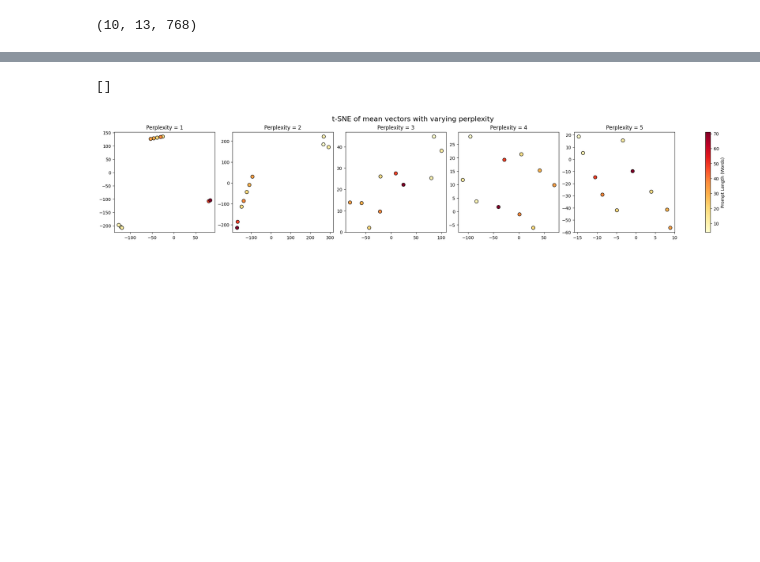
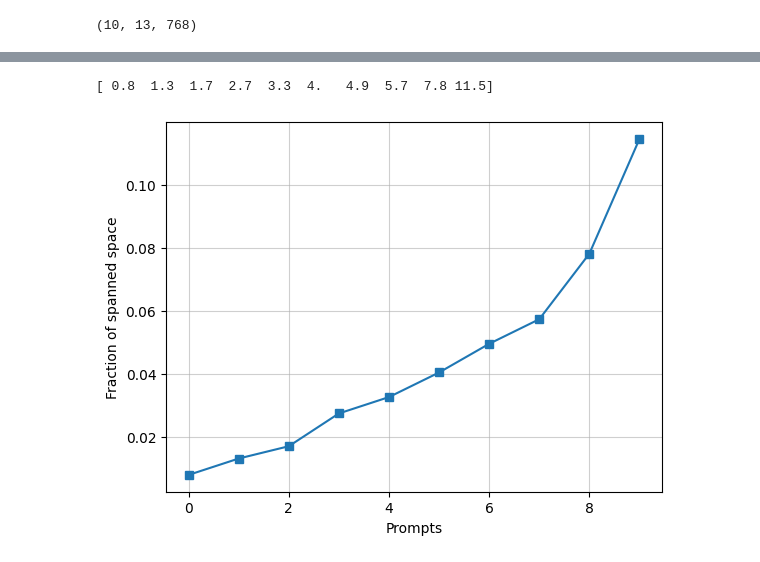
Before and after one commit to filippobezzi/transformer_geometrical_analysis, a Jupyter notebook: buffer_analysis.ipynb, the cells around one changed output, grey strips where cells are left out. Saved outputs shown, nothing was run; the diff lists cells and outputs as text; code cells hidden in the pictures; blank space fills up the shorter version.

```diff
--- a/buffer_analysis.ipynb
+++ b/buffer_analysis.ipynb
@@ -241,27 +267,19 @@ plt.show()
-# %%
-step = -1
-mean_vecs_step = mean_vector[:, step, :]
-
-# Word counts for color
-word_counts = [len(p.split()) for p in prompts]
-
-# Perplexity values to try
-perplexities = [1, 2, 3, 4, 5]
-
-# Create subplots
-fig, axs = plt.subplots(1, len(perplexities), figsize=(20, 4), constrained_layout=True)
-
-for ax, perplexity in zip(axs, perplexities):
-    tsne = TSNE(n_components=2, perplexity=perplexity, learning_rate='auto', init='random', random_state=42)
-    proj = tsne.fit_transform(mean_vecs_step)
-
-    scatter = ax.scatter(proj[:, 0], proj[:, 1], c=word_counts, cmap="YlOrRd", s=60, edgecolor='k')
-    ax.set_title(f"Perplexity = {perplexity}")
-
-# Shared colorbar
-fig.colorbar(scatter, ax=axs, label="Prompt Length (Words)", orientation='vertical')
-plt.suptitle("t-SNE of mean vectors with varying perplexity", fontsize=16)
-plt.plot()
-# %% [output]
-[]
-[figure, removed]
+# %%
+ranks = []
+for prompt, matrices in rank_matrix.items():
+    for i, mat in enumerate(matrices):
+        rank = matrix_rank(mat)
+        ranks.append(rank/768)
+
+print(np.round(ranks, 3)*100)
+# %% [output]
+[ 0.8  1.3  1.7  2.7  3.3  4.   4.9  5.7  7.8 11.5]
+# %%
+plt.plot(np.arange(len(ranks)), ranks, marker='s')
+plt.xlabel("Prompts")
+plt.ylabel("Fraction of spanned space")
+
+plt.grid(alpha=0.6)
+plt.show()
+# %% [output]
+[figure, added]
```
Also changed, not shown: parts of 8 cells of this notebook, 3 other files.
